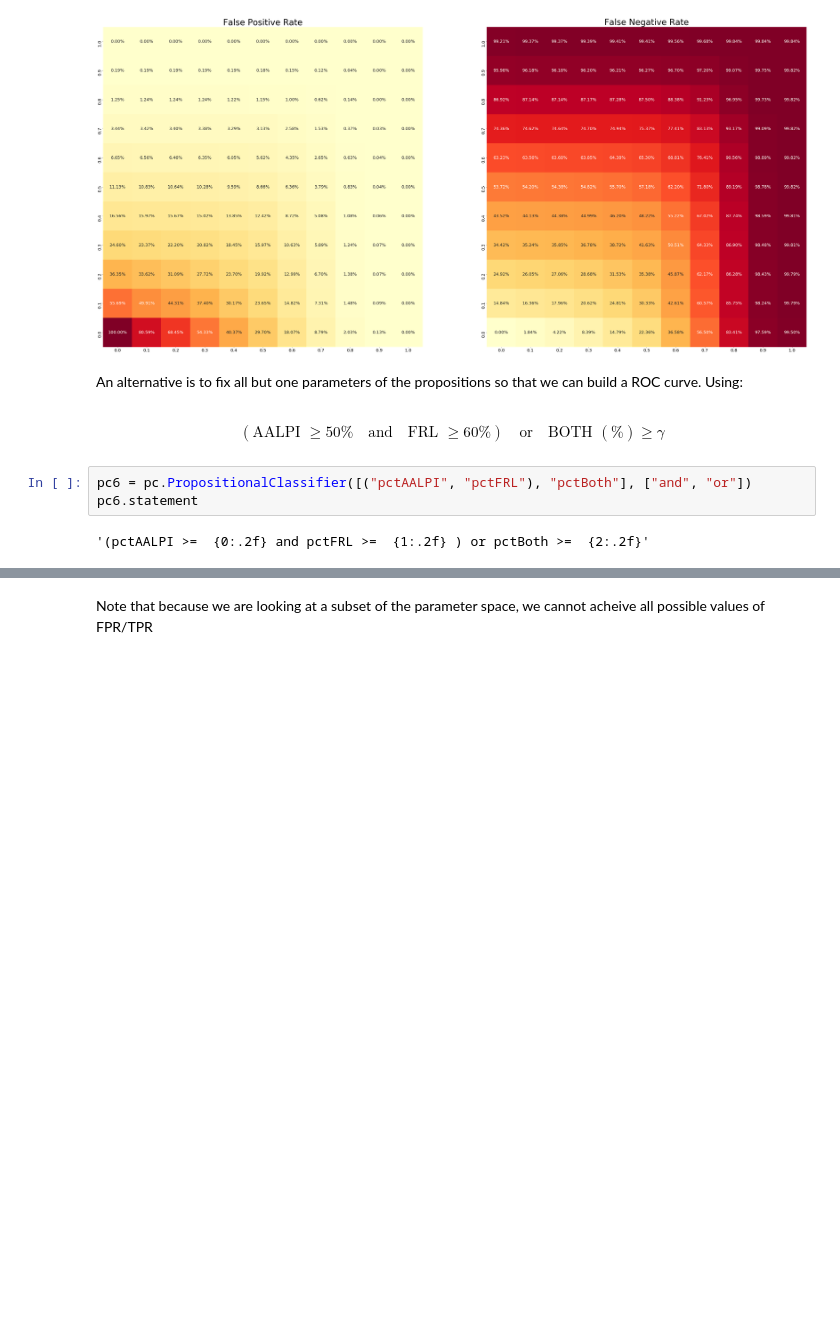
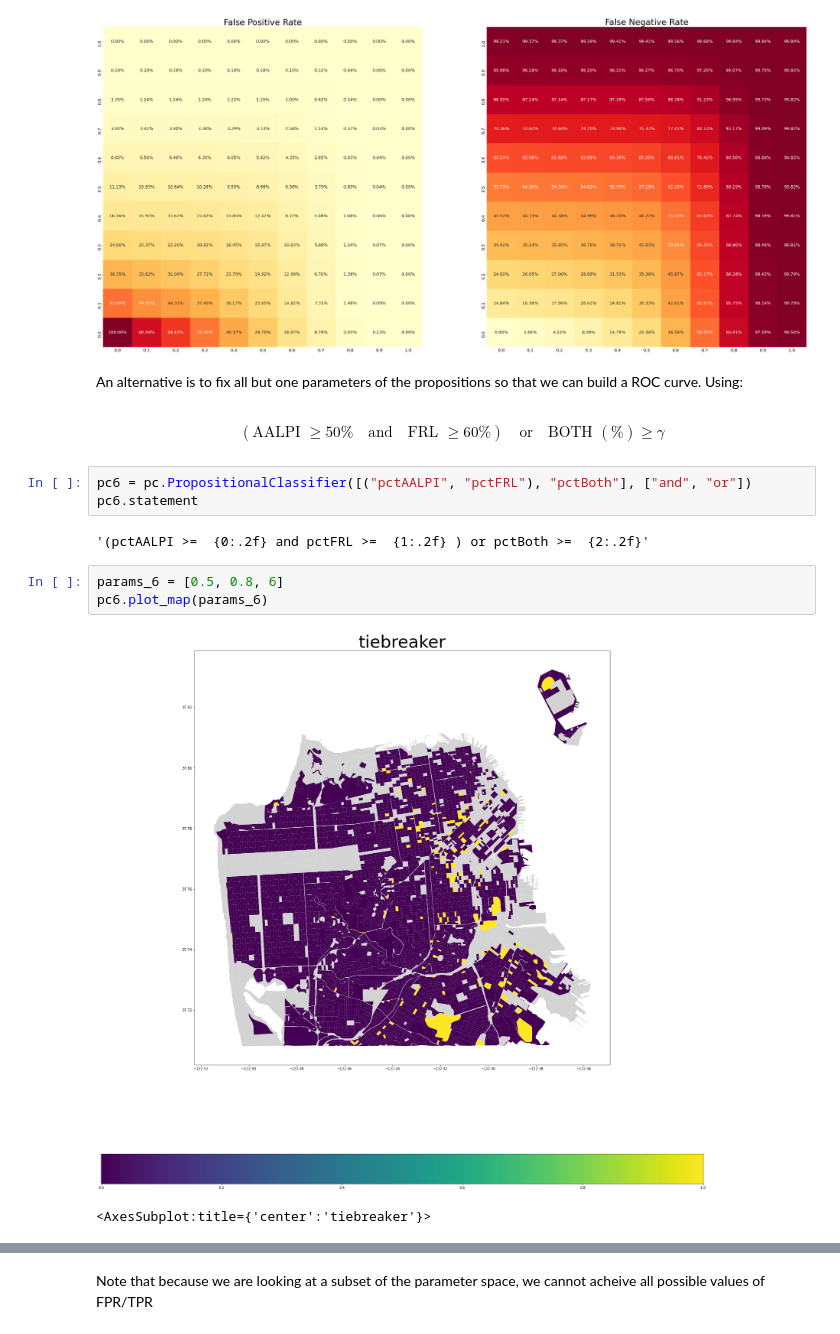
Before and after one commit to 18rberry/Operationalizing-Equity-Tiebreaker-in-SF, a Jupyter notebook: notebooks/20210714-gsa-and_or_classifier.ipynb, the cells around one changed output, grey strips where cells are left out. Cells and saved outputs as stored; diff of their text form; blank space fills up the shorter version.

```diff
--- a/notebooks/20210714-gsa-and_or_classifier.ipynb
+++ b/notebooks/20210714-gsa-and_or_classifier.ipynb
@@ -168,6 +163,12 @@ pc6 = pc.PropositionalClassifier([("pctAALPI", "pctFRL"), "pctBoth"], ["and", "o
 pc6.statement
 # %% [output]
 '(pctAALPI >=  {0:.2f} and pctFRL >=  {1:.2f} ) or pctBoth >=  {2:.2f}'
+# %%
+params_6 = [0.5, 0.8, 6]
+pc6.plot_map(params_6)
+# %% [output]
+[figure, added]
+<AxesSubplot:title={'center':'tiebreaker'}>
 # %%
 params_arr6 = [[0.5, 0.6, x] for x in np.linspace(0, 1, num=100)]
 pc6.plot_roc(params_arr6)
```
Also changed, not shown: parts of 4 cells of this notebook.
